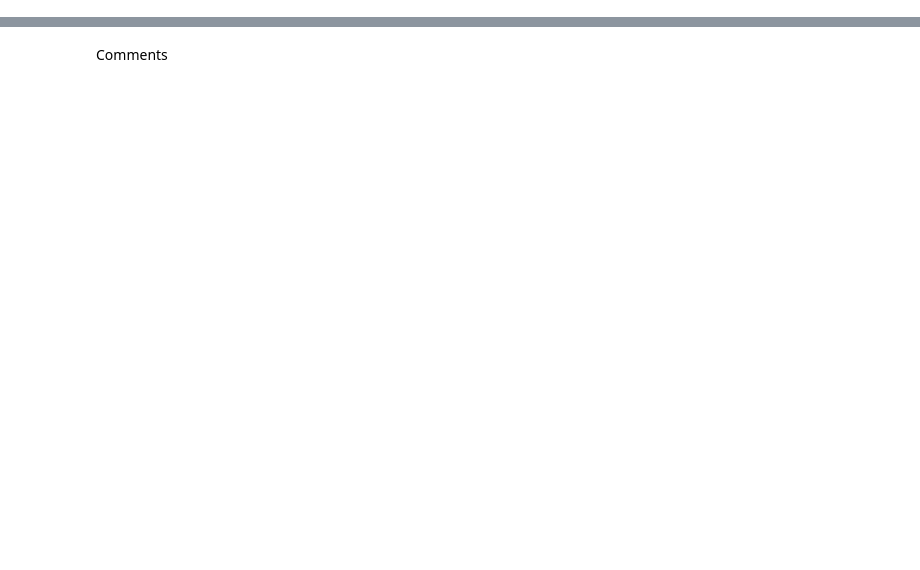
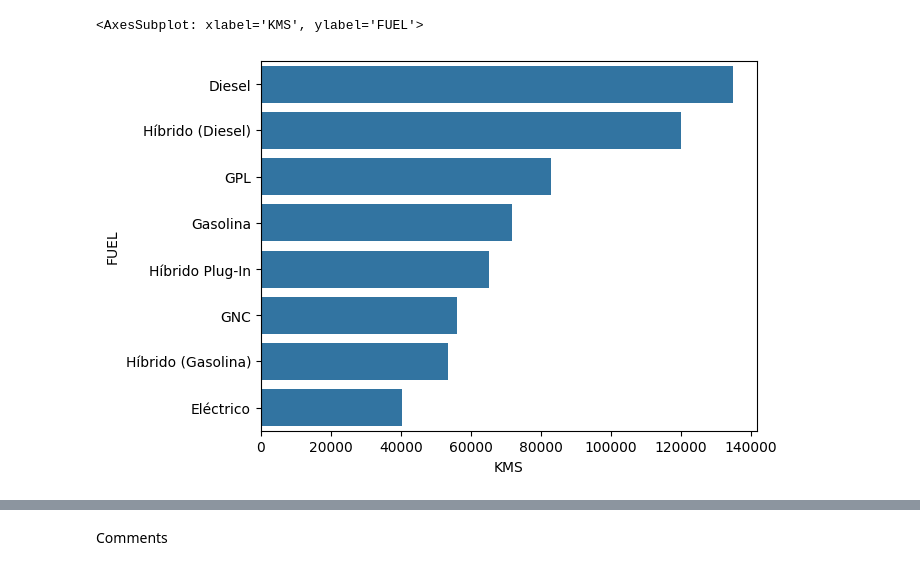
Before and after one commit to pedrodamas1/Scraping-Car-Prices, a Jupyter notebook: standvirtual.ipynb, the cells around one changed output, grey strips where cells are left out. Drawn from its saved outputs; the diff is of its cells as text; code cells hidden in the pictures; blank space fills up the shorter version.

```diff
--- a/standvirtual.ipynb
+++ b/standvirtual.ipynb
@@ -0,0 +280,6 @@
+# %%
+df_pvt = pd.pivot_table(df, values='KMS', index='FUEL', aggfunc='mean').sort_values('KMS', ascending=False)
+sns.barplot(y=df_pvt.index, x="KMS", data=df_pvt)
+# %% [output]
+<AxesSubplot: xlabel='KMS', ylabel='FUEL'>
+[figure, added]
```
Also changed, not shown: parts of 28 cells of this notebook, 3 other files.
